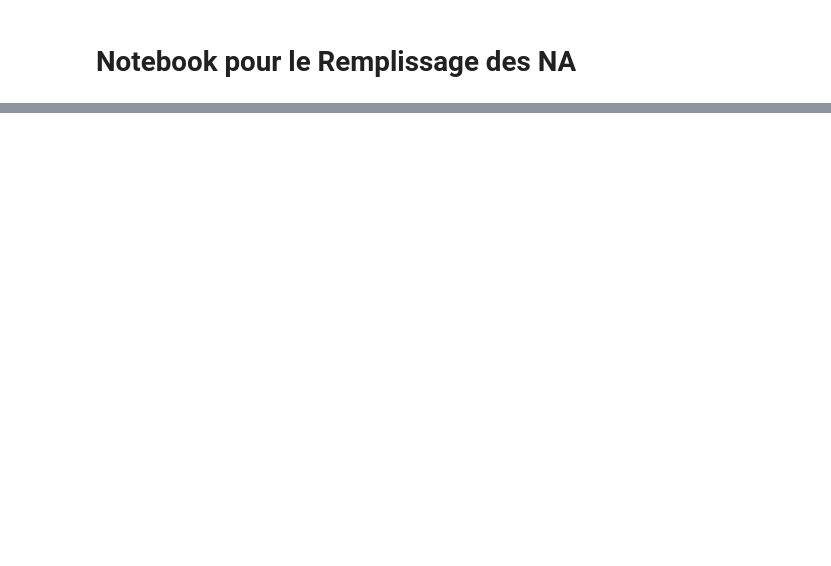
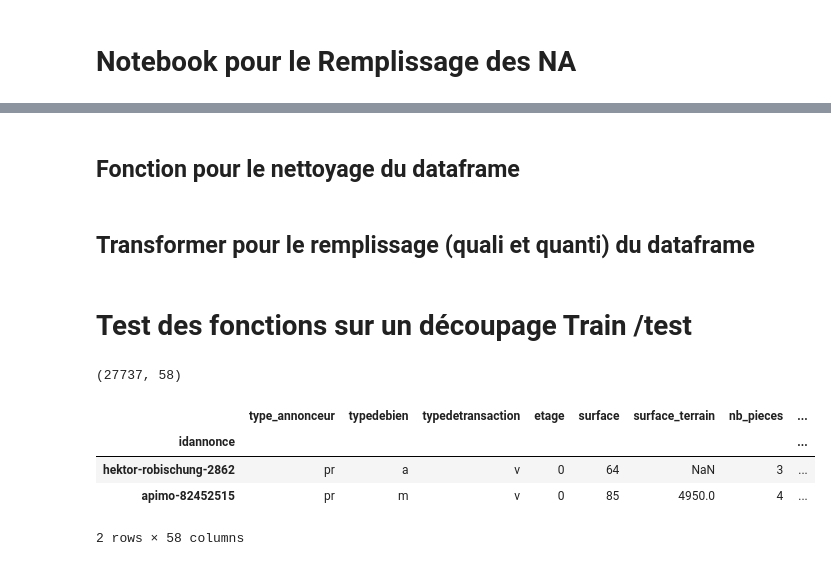
Before and after one commit to Hugues360/Projet_DS2025, a Jupyter notebook: Etape_2_Fill_Na.ipynb, the cells around one changed output, grey strips where cells are left out. Drawn from its saved outputs; the diff is of its cells as text; code cells hidden in the pictures; blank space fills up the shorter version.

```diff
--- a/Etape_2_Fill_Na.ipynb
+++ b/Etape_2_Fill_Na.ipynb
@@ -645,0 +9,2 @@ data = df_test.drop(target_feature, axis=1)
+# %% [markdown]
+## Fonction pour le nettoyage du dataframe
@@ -645,0 +42,2 @@ data = df_test.drop(target_feature, axis=1)
+# %% [markdown]
+## Transformer pour le remplissage (quali et quanti) du dataframe
@@ -645,0 +121,13 @@ data = df_test.drop(target_feature, axis=1)
+# %% [markdown]
+# Test des fonctions sur un découpage Train /test
+# %%
+df_ventes = pd.read_csv('data/ech_annonces_ventes_68.csv', sep=';', index_col='idannonce')
+print(df_ventes.shape)
+df_ventes.head(2)
+# %% [output]
+(27737, 58)
+|  | type_annonceur | typedebien | typedetransaction | etage | surface | surface_terrain | nb_pieces | ... |
+| idannonce |  |  |  |  |  |  |  | ... |
+| hektor-robischung-2862 | pr | a | v | 0 | 64 | NaN | 3 | ... |
+| apimo-82452515 | pr | m | v | 0 | 85 | 4950.0 | 4 | ... |
+2 rows × 58 columns
```
Also changed, not shown: parts of 104 cells of this notebook.
